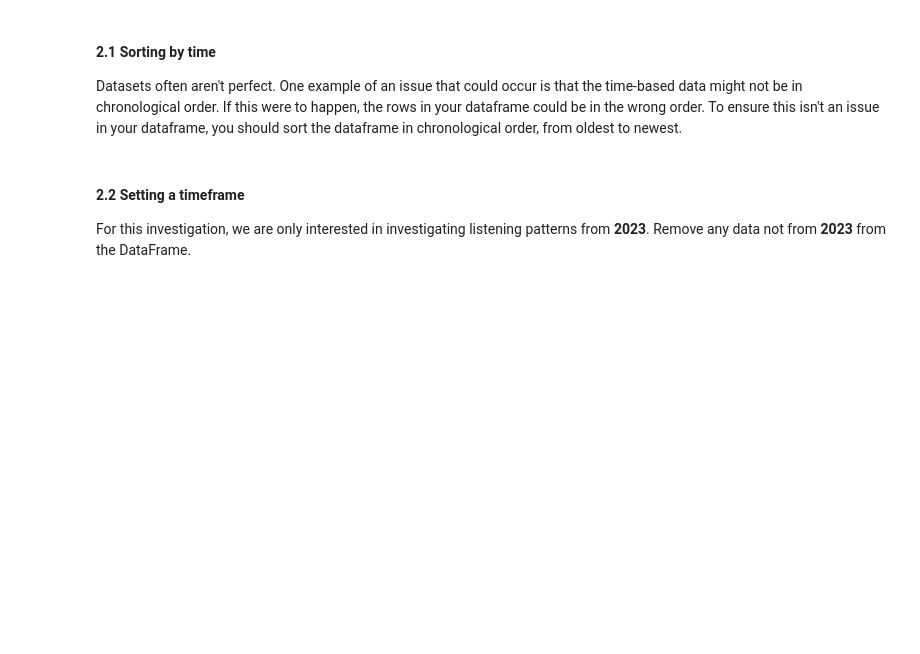
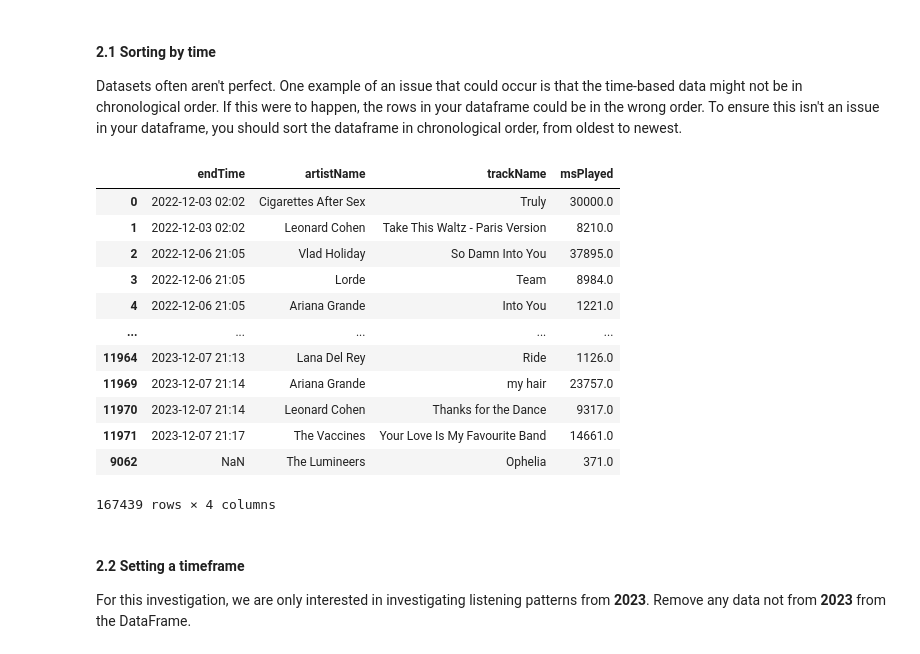
Before and after one commit to B-rage04/DAT200G4, a Jupyter notebook: CA1_assignment/assignment/CA1_spotify.ipynb, the cells around one changed output. Saved outputs shown, nothing was run; the diff lists cells and outputs as text; code cells hidden in the pictures; blank space fills up the shorter version.

```diff
--- a/CA1_assignment/assignment/CA1_spotify.ipynb
+++ b/CA1_assignment/assignment/CA1_spotify.ipynb
@@ -145,3 +145,15 @@ There are 1308 unique songs in the dataset
 In Task 1, you only worked with about a month worth of data. Now, you will work with over a year worth.
 
 In the *spotify_data* folder, there is more than just one listening record. Load each of the 14 listening records into a dataframe (1 dataframe per listening record), and concatenate them together into one large dataframe named `df`.
+# %%
+import os
+
+streaminghist = os.listdir("spotify_data")
+hists = []
+streaminghist
+
+for hist in streaminghist:
+    print(hist)
+    hists.append(pd.read_csv(f"spotify_data/{hist}"))
+
+df = pd.concat(hists)
@@ -148,6 +175,23 @@ In the *spotify_data* folder, there is more than just one listening record. Load
 # %% [markdown]
 #### 2.1 Sorting by time
 Datasets often aren't perfect. One example of an issue that could occur is that the time-based data might not be in chronological order. If this were to happen, the rows in your dataframe could be in the wrong order. To ensure this isn't an issue in your dataframe, you should sort the dataframe in chronological order, from oldest to newest.
+# %%
+df = df.sort_values("endTime")
+df
+# %% [output]
+|  | endTime | artistName | trackName | msPlayed |
+| 0 | 2022-12-03 02:02 | Cigarettes After Sex | Truly | 30000.0 |
+| 1 | 2022-12-03 02:02 | Leonard Cohen | Take This Waltz - Paris Version | 8210.0 |
+| 2 | 2022-12-06 21:05 | Vlad Holiday | So Damn Into You | 37895.0 |
+| 3 | 2022-12-06 21:05 | Lorde | Team | 8984.0 |
+| 4 | 2022-12-06 21:05 | Ariana Grande | Into You | 1221.0 |
+| ... | ... | ... | ... | ... |
+| 11964 | 2023-12-07 21:13 | Lana Del Rey | Ride | 1126.0 |
+| 11969 | 2023-12-07 21:14 | Ariana Grande | my hair | 23757.0 |
+| 11970 | 2023-12-07 21:14 | Leonard Cohen | Thanks for the Dance | 9317.0 |
+| 11971 | 2023-12-07 21:17 | The Vaccines | Your Love Is My Favourite Band | 14661.0 |
+| 9062 | NaN | The Lumineers | Ophelia | 371.0 |
+167439 rows × 4 columns
 # %% [markdown]
 #### 2.2 Setting a timeframe
 For this investigation, we are only interested in investigating listening patterns from **2023**. Remove any data not from **2023** from the DataFrame.
```
Also changed, not shown: parts of 4 cells of this notebook.
